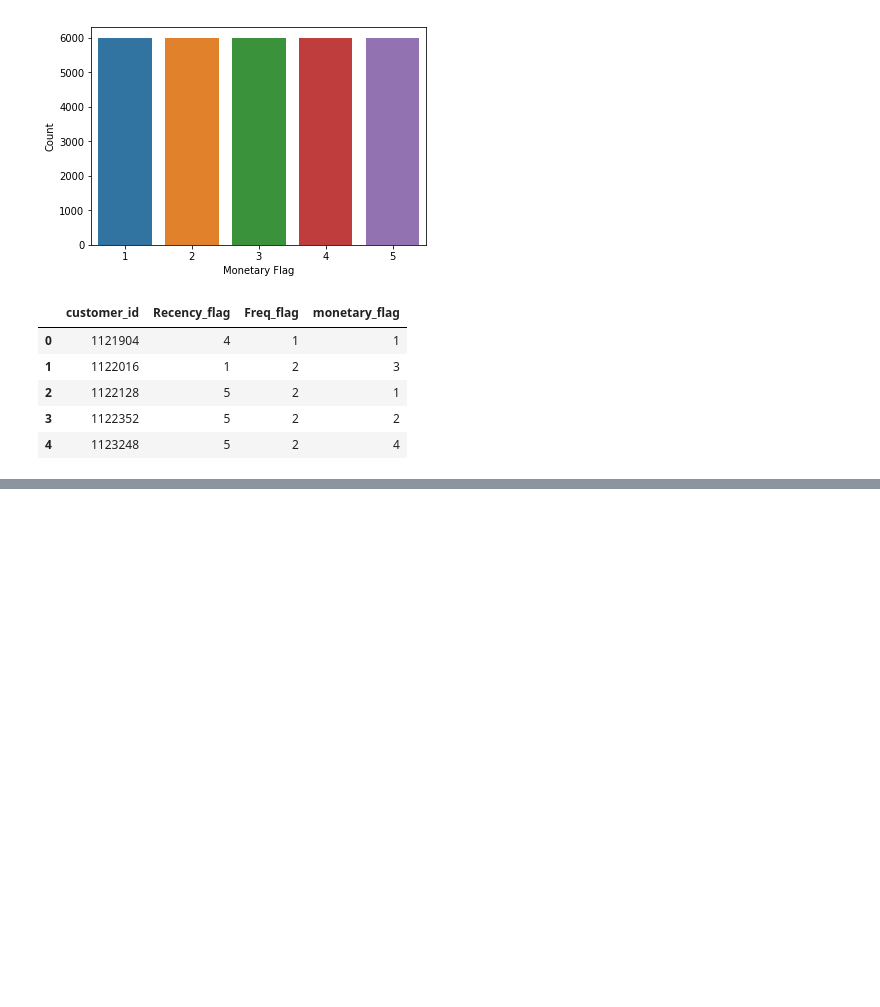
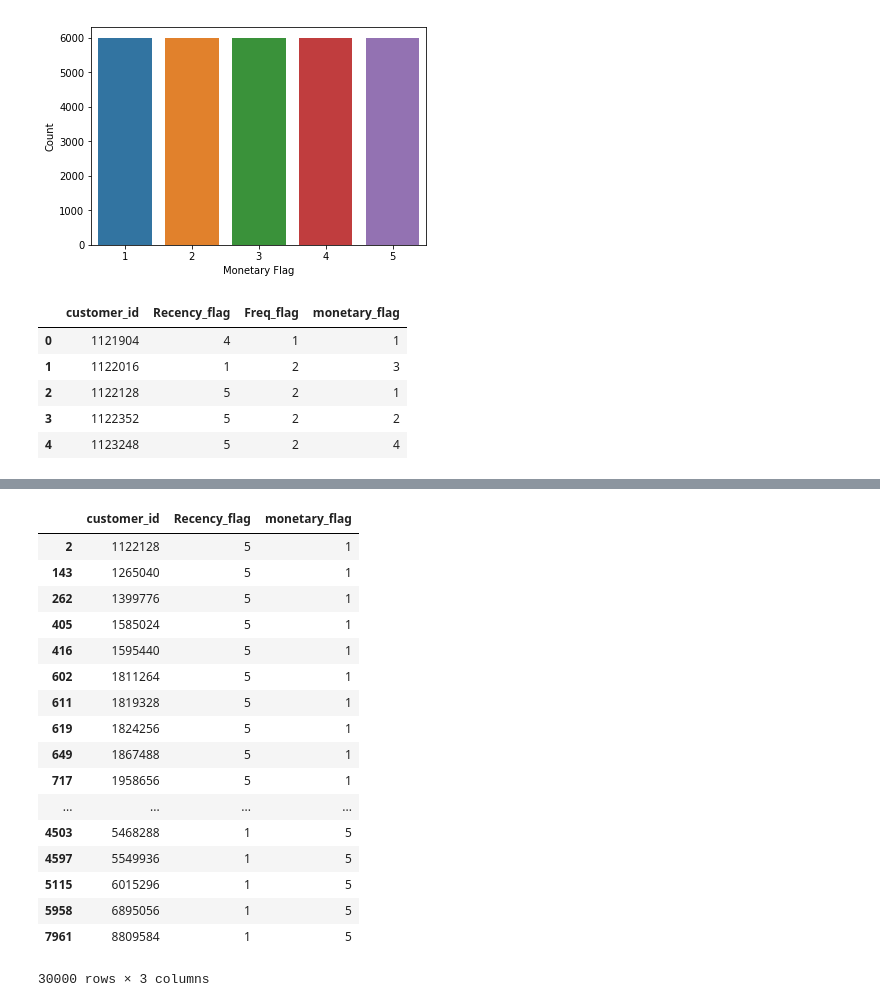
Before and after one commit to deep1401/MilkBasketHackathon, a Jupyter notebook: MilkBasket.ipynb, the cells around one changed output, grey strips where cells are left out. Saved outputs shown, nothing was run; the diff lists cells and outputs as text; code cells hidden in the pictures; blank space fills up the shorter version.

Commit message:
Offer push added

```diff
--- a/MilkBasket.ipynb
+++ b/MilkBasket.ipynb
@@ -630,0 +634,30 @@ cust_all_1.sort_values(['Sub_flag','subscription'],ascending=[False,True])
+# %%
+#Recency Offers
+cust_all_2=pd.DataFrame([])
+cust_all_2['customer_id']=cust_all['customer_id']
+cust_all_2['Recency_flag']=cust_all['Recency_flag']
+cust_all_2['monetary_flag']=cust_all['monetary_flag']
+
+cust_all_2=cust_all_2.sort_values(['Recency_flag','monetary_flag'],ascending=[False,True])
+cust_all_2
+
+#Use BPR to know which products to push towards them
+# %% [output]
+|  | customer_id | Recency_flag | monetary_flag |
+| 2 | 1122128 | 5 | 1 |
+| 143 | 1265040 | 5 | 1 |
+| 262 | 1399776 | 5 | 1 |
+| 405 | 1585024 | 5 | 1 |
+| 416 | 1595440 | 5 | 1 |
+| 602 | 1811264 | 5 | 1 |
+| 611 | 1819328 | 5 | 1 |
+| 619 | 1824256 | 5 | 1 |
+| 649 | 1867488 | 5 | 1 |
+| 717 | 1958656 | 5 | 1 |
+| ... | ... | ... | ... |
+| 4503 | 5468288 | 1 | 5 |
+| 4597 | 5549936 | 1 | 5 |
+| 5115 | 6015296 | 1 | 5 |
+| 5958 | 6895056 | 1 | 5 |
+| 7961 | 8809584 | 1 | 5 |
+30000 rows × 3 columns
```
Also changed, not shown: parts of 1 cell of this notebook.
